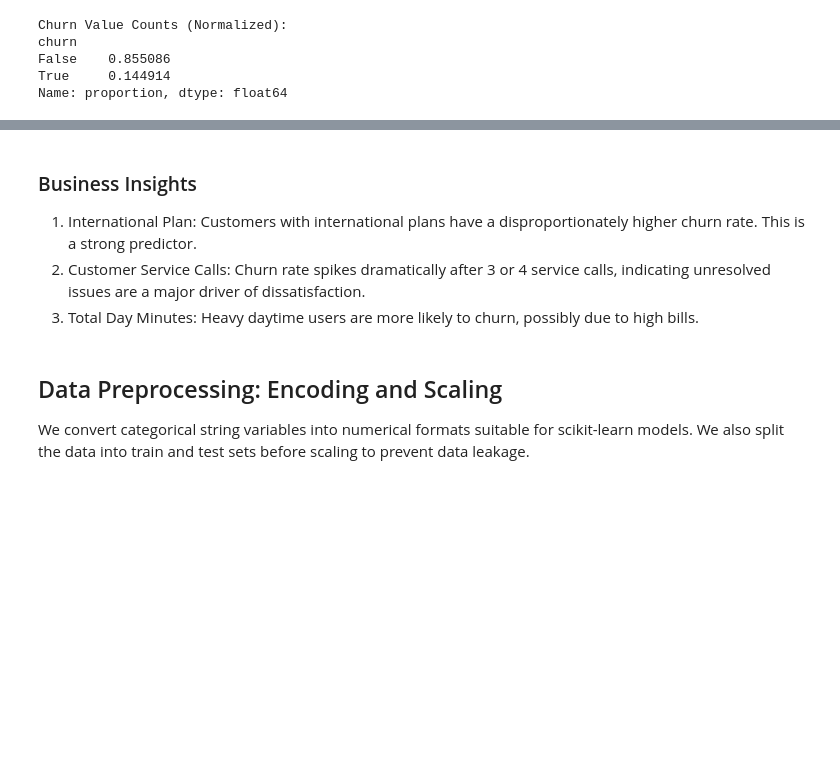
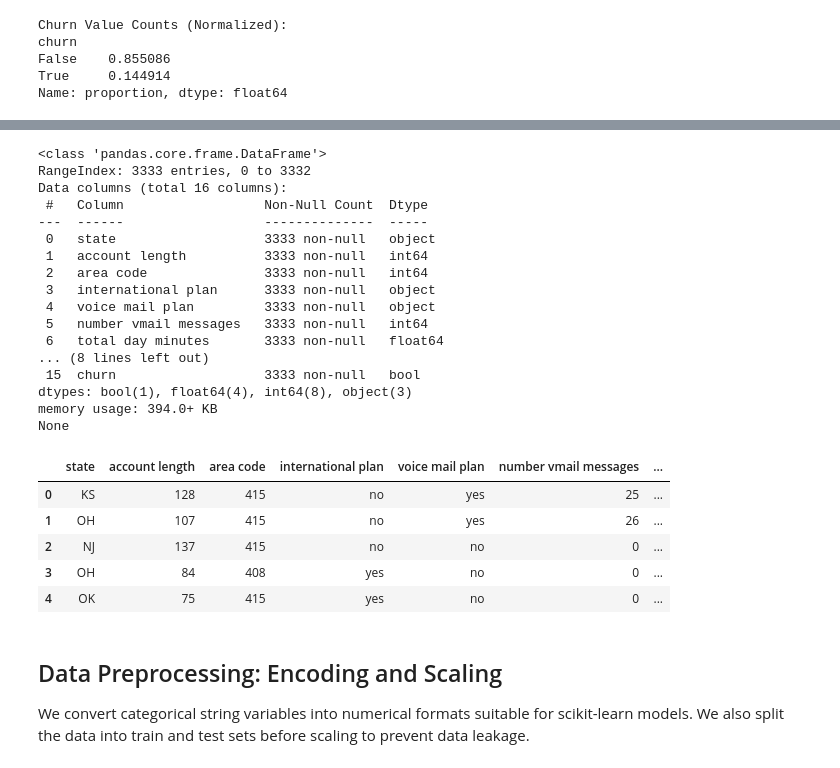
Before and after one commit to OmondiOmolo/project3, a Jupyter notebook: index.ipynb, the cells around one changed output, grey strips where cells are left out. Saved outputs shown, nothing was run; the diff lists cells and outputs as text; code cells hidden in the pictures; blank space fills up the shorter version.

```diff
--- a/index.ipynb
+++ b/index.ipynb
@@ -125,8 +104,30 @@ plt.show()
-# %% [markdown]
-### Business Insights<br>
-1. International Plan: Customers with international plans have a disproportionately higher churn rate. This is a strong predictor.<br>
-2. Customer Service Calls: Churn rate spikes dramatically after 3 or 4 service calls, indicating unresolved issues are a major driver of dissatisfaction.<br>
-3. Total Day Minutes: Heavy daytime users are more likely to churn, possibly due to high bills.
+# %%
+print(df_reduced.info())
+df_reduced.head()
+# %% [output]
+<class 'pandas.core.frame.DataFrame'>
+RangeIndex: 3333 entries, 0 to 3332
+Data columns (total 16 columns):
+ #   Column                  Non-Null Count  Dtype
+---  ------                  --------------  -----
+ 0   state                   3333 non-null   object
+ 1   account length          3333 non-null   int64
+ 2   area code               3333 non-null   int64
+ 3   international plan      3333 non-null   object
+ 4   voice mail plan         3333 non-null   object
+ 5   number vmail messages   3333 non-null   int64
+ 6   total day minutes       3333 non-null   float64
+... (8 lines left out)
+ 15  churn                   3333 non-null   bool
+dtypes: bool(1), float64(4), int64(8), object(3)
+memory usage: 394.0+ KB
+None
+|  | state | account length | area code | international plan | voice mail plan | number vmail messages | ... |
+| 0 | KS | 128 | 415 | no | yes | 25 | ... |
+| 1 | OH | 107 | 415 | no | yes | 26 | ... |
+| 2 | NJ | 137 | 415 | no | no | 0 | ... |
+| 3 | OH | 84 | 408 | yes | no | 0 | ... |
+| 4 | OK | 75 | 415 | yes | no | 0 | ... |
 # %% [markdown]
 ## Data Preprocessing: Encoding and Scaling
 We convert categorical string variables into numerical formats suitable for scikit-learn models. We also split the data into train and test sets before scaling to prevent data leakage.
```
Also changed, not shown: parts of 25 cells of this notebook.
